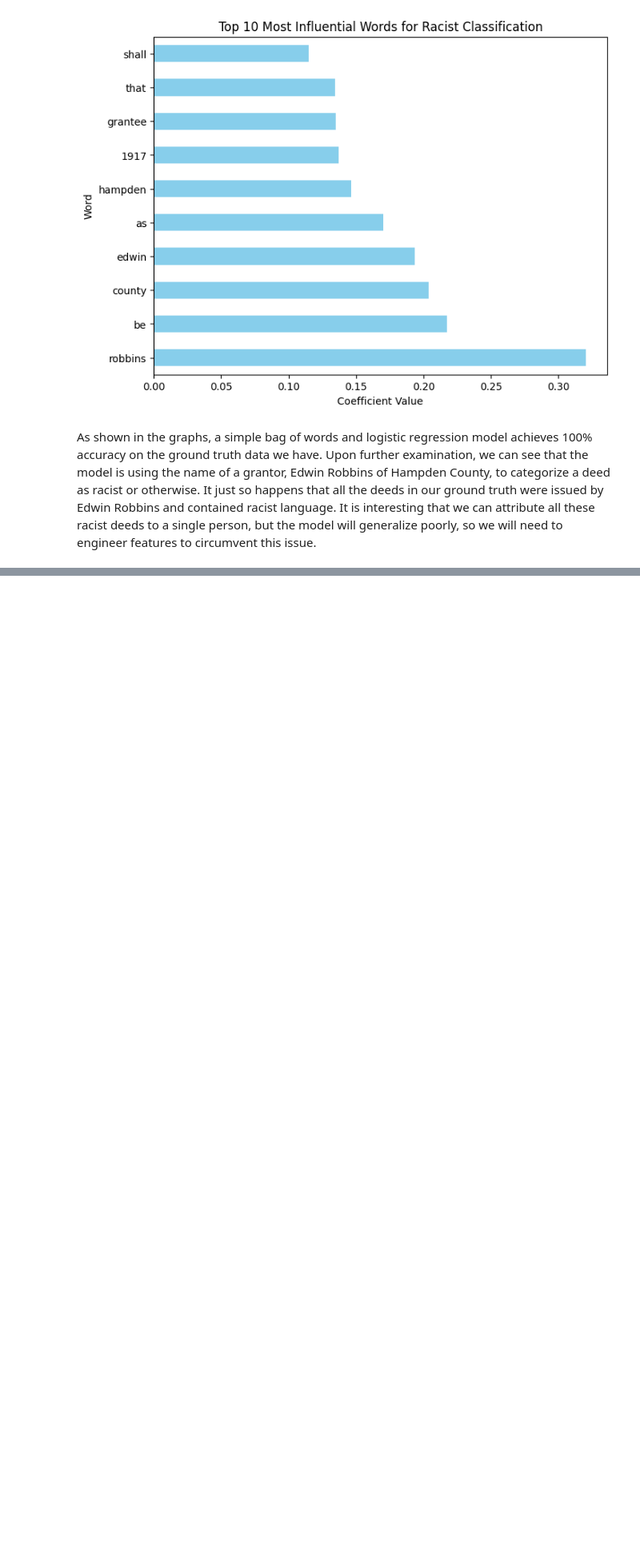
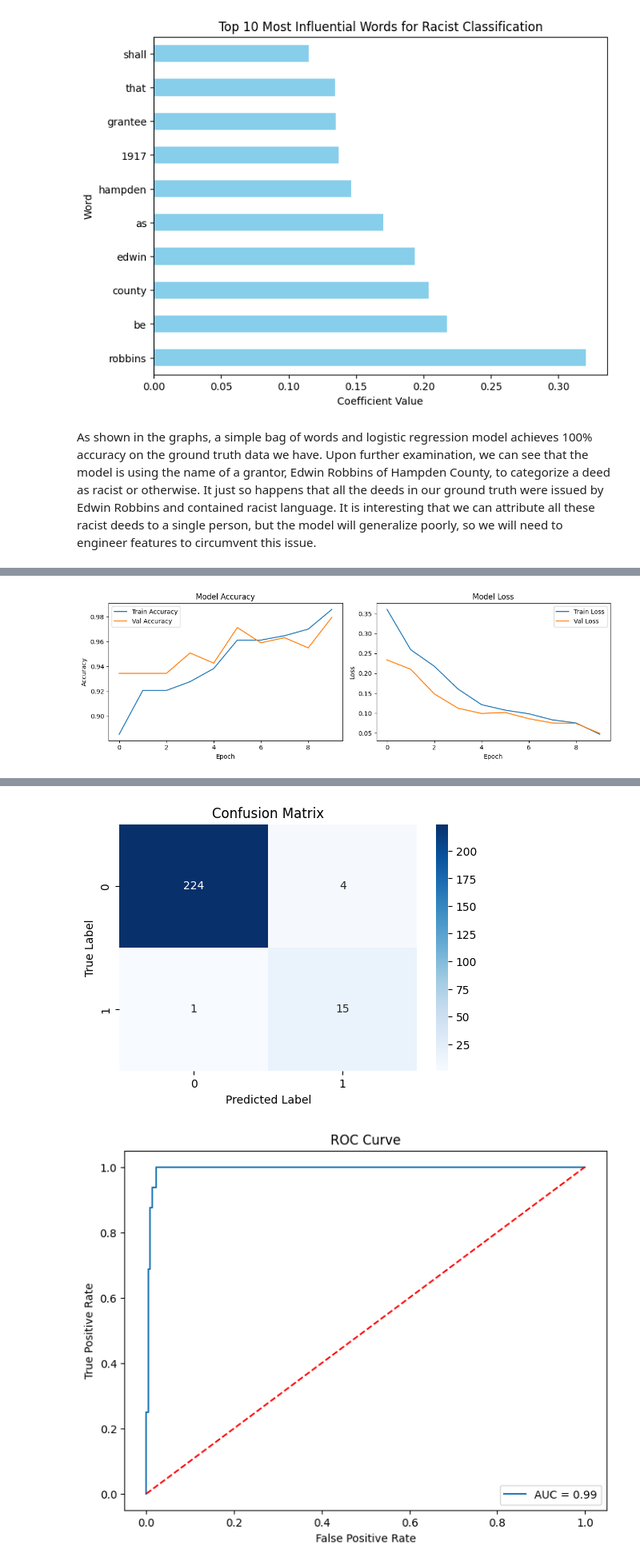
Before and after one commit to jacob-stein1/ml-longfellow-land-use-mass, a Jupyter notebook: modules/model_experimentation/proof_of_concept.ipynb, the cells around one changed output, grey strips where cells are left out. Shown at 80% size. Cells and saved outputs as stored; diff of their text form; code cells hidden in the pictures; blank space fills up the shorter version.

Commit message:
added my model implementation using embeddings and lstm rnn

```diff
--- a/modules/model_experimentation/proof_of_concept.ipynb
+++ b/modules/model_experimentation/proof_of_concept.ipynb
@@ -158,0 +231,12 @@ As shown in the graphs, a simple bag of words and logistic regression model achi
+# %%
+# Define the LSTM model architecture
+model = Sequential()
+model.add(Embedding(input_dim=vocab_size, output_dim=embedding_dim,
+                    weights=[embedding_matrix], input_length=max_length, trainable=False))
+model.add(LSTM(64, return_sequences=True))
+model.add(Dropout(0.5))
+model.add(LSTM(32))
+model.add(Dense(1, activation='sigmoid'))
+
+# Compile the model
+model.compile(optimizer='adam', loss='binary_crossentropy', metrics=['accuracy'])
@@ -158,0 +247,6 @@ As shown in the graphs, a simple bag of words and logistic regression model achi
+# %%
+# Split the data into training and testing sets
+X_train, X_test, y_train, y_test = train_test_split(padded_sequences, labels, test_size=0.3, random_state=42)
+
+# Train the model
+history = model.fit(X_train, y_train, epochs=10, batch_size=32, validation_data=(X_test, y_test))
@@ -158,0 +287,57 @@ As shown in the graphs, a simple bag of words and logistic regression model achi
+# %%
+import matplotlib.pyplot as plt
+
+# Plot training & validation accuracy values
+plt.figure(figsize=(12, 4))
+plt.subplot(1, 2, 1)
+plt.plot(history.history['accuracy'], label='Train Accuracy')
+plt.plot(history.history['val_accuracy'], label='Val Accuracy')
+plt.title('Model Accuracy')
+plt.xlabel('Epoch')
+plt.ylabel('Accuracy')
+plt.legend()
+
+# Plot training & validation loss values
+plt.subplot(1, 2, 2)
+plt.plot(history.history['loss'], label='Train Loss')
+plt.plot(history.history['val_loss'], label='Val Loss')
+plt.title('Model Loss')
+plt.xlabel('Epoch')
+plt.ylabel('Loss')
+plt.legend()
+
+plt.tight_layout()
+plt.show()
+
+from sklearn.metrics import confusion_matrix, roc_curve, auc
+import seaborn as sns
+import matplotlib.pyplot as plt
+import numpy as np
+
+# Generate predictions on the test set
+y_pred_prob = model.predict(X_test)
+y_pred = (y_pred_prob > 0.5).astype(int)
+
+# 1. Confusion Matrix
+conf_matrix = confusion_matrix(y_test, y_pred)
+plt.figure(figsize=(6, 4))
+sns.heatmap(conf_matrix, annot=True, fmt='d', cmap='Blues')
+plt.xlabel('Predicted Label')
+plt.ylabel('True Label')
+plt.title('Confusion Matrix')
+plt.show()
+
+# 2. ROC Curve and AUC
+fpr, tpr, _ = roc_curve(y_test, y_pred_prob)
+roc_auc = auc(fpr, tpr)
+
+plt.figure(figsize=(8, 6))
+plt.plot(fpr, tpr, label=f'AUC = {roc_auc:.2f}')
+plt.plot([0, 1], [0, 1], 'r--')  # Diagonal line for random guessing
+plt.xlabel('False Positive Rate')
+plt.ylabel('True Positive Rate')
+plt.title('ROC Curve')
+plt.legend()
+plt.show()
+# %% [output]
+[figure, added]
@@ -158,0 +345,2 @@ As shown in the graphs, a simple bag of words and logistic regression model achi
+[figure, added]
+[figure, added]
```
Also changed, not shown: parts of 15 cells of this notebook.
